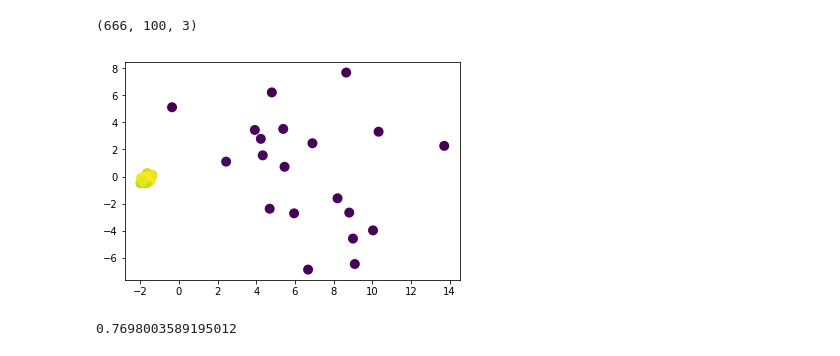
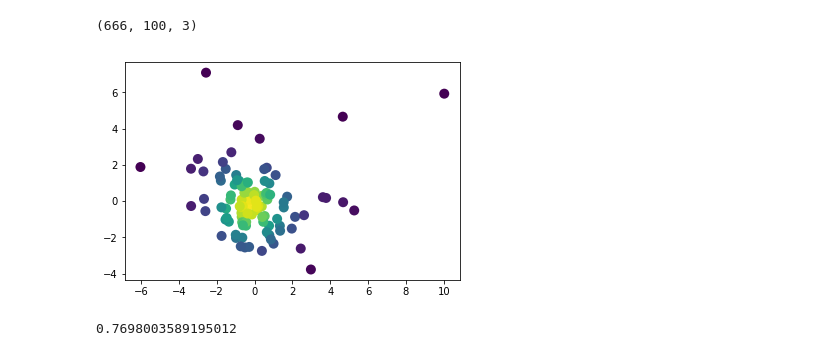
Before and after one commit to d4vidbiertmpl/Evolutionary-Computing, a Jupyter notebook: visualizations.ipynb, the cells around one changed output. Drawn from its saved outputs; the diff is of its cells as text; code cells hidden in the pictures.

```diff
--- a/visualizations.ipynb
+++ b/visualizations.ipynb
@@ -4,9 +4,9 @@ from sklearn.decomposition import PCA
 import matplotlib.pyplot as plt
 from mpl_toolkits.mplot3d import Axes3D
 # %%
-populations = np.load('saved_runs/03_Schaffers_14_10_parameters_wo_own.npy')
+# populations = np.load('saved_runs/03_Schaffers_14_10_parameters_wo_own.npy')
 # populations = np.load('saved_runs/01_Schaffers_11_10_parameters.npy')
-# populations = np.load('saved_runs/02_Schaffers_14_10_parameters_own_app.npy')
+populations = np.load('saved_runs/02_Schaffers_14_10_parameters_own_app.npy')
 # %%
 print np.min(populations)
 print np.max(populations)
@@ -40,21 +40,21 @@ populations_pca_3.shape
 # %%
 from scipy.stats import gaussian_kde
 
-population_3d = populations_pca_3[20]
+population_3d = populations_pca_3[8]
 
 x = population_3d[:, 0]
 y = population_3d[:, 1]
 # z = population_3d[:, 2]
 
 # Calculate the point density
 xy = np.vstack([x,y])
 z = gaussian_kde(xy)(xy)
 
 fig, ax = plt.subplots()
 ax.scatter(x, y, c=z, s=100, edgecolor='')
 plt.show()
 # %% [output]
-[figure, old version]
+[figure, new version]
 # %%
 # TODO: plot the diversity measure over the generations
 # %%
```
Also changed, not shown: parts of 1 cell of this notebook, 4 other files.
